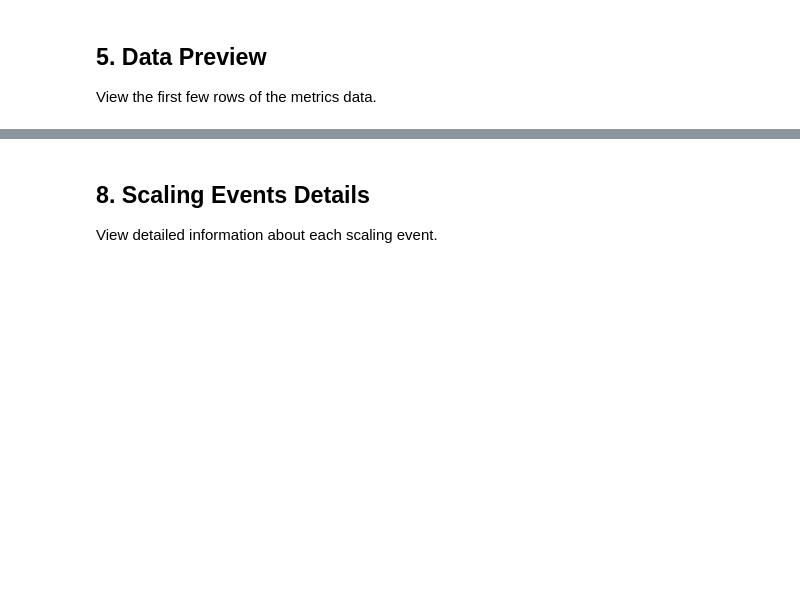
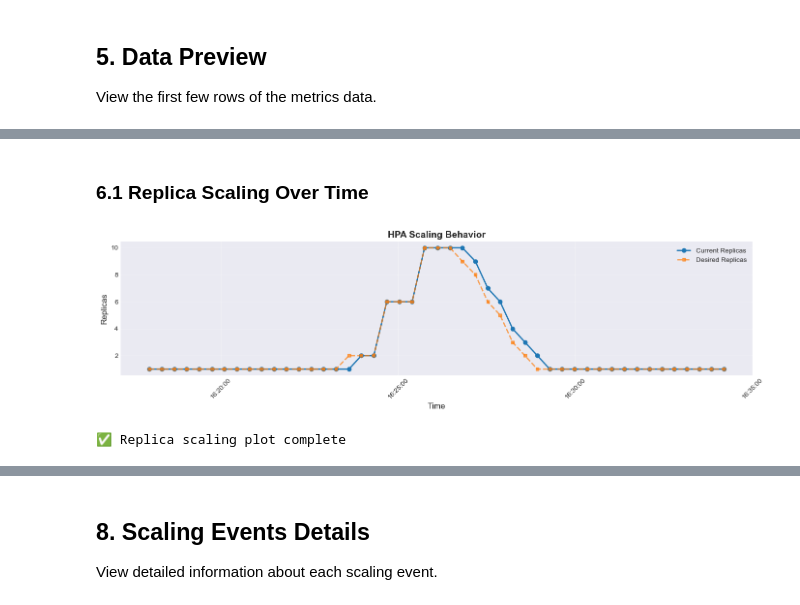
Before and after one commit to WheelyMcBones/inferno-autoscaler-fork, a Jupyter notebook: config/samples/not_wva/new-experiments/analyze-hpa-experiment.ipynb, the cells around one changed output, grey strips where cells are left out. Saved outputs shown, nothing was run; the diff lists cells and outputs as text; code cells hidden in the pictures; blank space fills up the shorter version.

Commit message:
thesis(exp): added configurable setups for HPA-only experiment, notebook for plots, ran 2-3 experiments

```diff
--- a/config/samples/not_wva/new-experiments/analyze-hpa-experiment.ipynb
+++ b/config/samples/not_wva/new-experiments/analyze-hpa-experiment.ipynb
@@ -77,9 +79,24 @@ print("✓ Libraries imported successfully")
 
 Set the path to your experiment data directory. This should be the output from `monitor-hpa-experiment.sh`.
 # %%
+# Option 1: Auto-detect latest experiment (recommended)
+from pathlib import Path
+data_dir = Path('../experiment-data')
+if data_dir.exists():
+    experiments = sorted(data_dir.glob('*-hpa-*'), reverse=True)
+    if experiments:
+        EXPERIMENT_DIR = str(experiments[0])
+        print(f"✓ Auto-detected latest experiment: {experiments[0].name}")
+    else:
+        EXPERIMENT_DIR = './experiment-data/moderate-load-hpa-20251124-161753'
+        print(f"⚠ No experiments found, using default: {EXPERIMENT_DIR}")
+else:
+    EXPERIMENT_DIR = './experiment-data/moderate-load-hpa-20251124-161753'
+    print(f"⚠ Data directory not found, using default: {EXPERIMENT_DIR}")
+
 # Set this to your experiment directory
-# Example: './experiment-data/hpa-experiment-20251124-120000'
-EXPERIMENT_DIR = './experiment-data/hpa-experiment-CHANGE-THIS'
+# Option 2: Specify manually
+# EXPERIMENT_DIR = './experiment-data/moderate-load-hpa-20251124-161753'
 
 # Convert to Path object
 exp_path = Path(EXPERIMENT_DIR)
@@ -87,12 +104,10 @@ exp_path = Path(EXPERIMENT_DIR)
 if not exp_path.exists():
     print(f"❌ Error: Experiment directory not found: {EXPERIMENT_DIR}")
     print("\nAvailable experiments:")
-    data_dir = Path('./experiment-data')
     if data_dir.exists():
-        experiments = sorted(data_dir.glob('hpa-experiment-*'), reverse=True)
-        for exp in experiments[:5]:
+        experiments = sorted(data_dir.glob('*-hpa-*'), reverse=True)
+        for exp in experiments[:10]:
             print(f"  - {exp.name}")
-    else:
-        print("  No experiment-data directory found")
+    print("\nPlease update EXPERIMENT_DIR manually in this cell.")
 else:
     print(f"✓ Using experiment directory: {EXPERIMENT_DIR}")
@@ -272,0 +336,16 @@ print("\n✓ Plot generated successfully")
+# %% [markdown]
+### 6.1 Replica Scaling Over Time
+# %%
+fig, ax = plt.subplots(figsize=(14, 4))
+ax.plot(df['time_relative'], df['replicas'], label='Current Replicas', marker='o', linewidth=2, markersize=6)
+ax.plot(df['time_relative'], df['desired_replicas'], label='Desired Replicas', marker='s', linestyle='--', alpha=0.7, linewidth=2, markersize=5)
+ax.set_xlabel('Time (seconds)', fontsize=12)
+ax.set_ylabel('Replicas', fontsize=12)
+ax.set_title('HPA Scaling Behavior', fontsize=14, fontweight='bold')
+ax.legend(loc='best', fontsize=10)
+ax.grid(True, alpha=0.3)
+plt.tight_layout()
+plt.show()
+# %% [output]
+[figure, added]
+✅ Replica scaling plot complete
```
Also changed, not shown: parts of 20 cells of this notebook, 26 other files.
